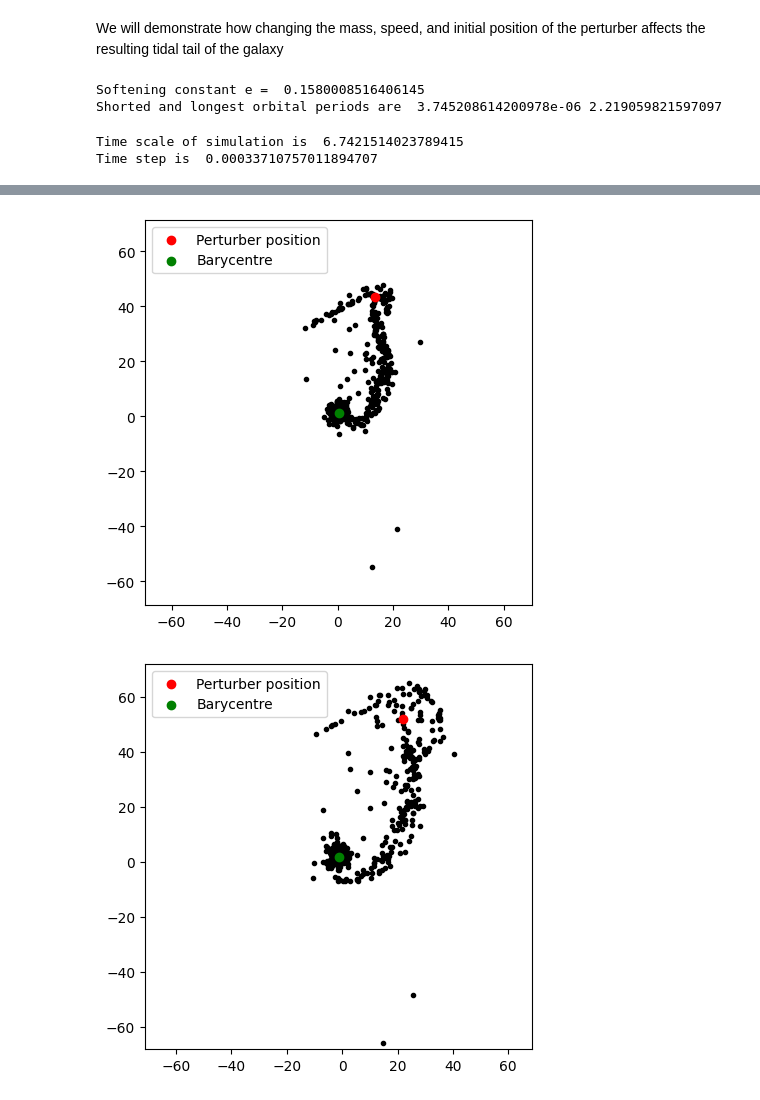
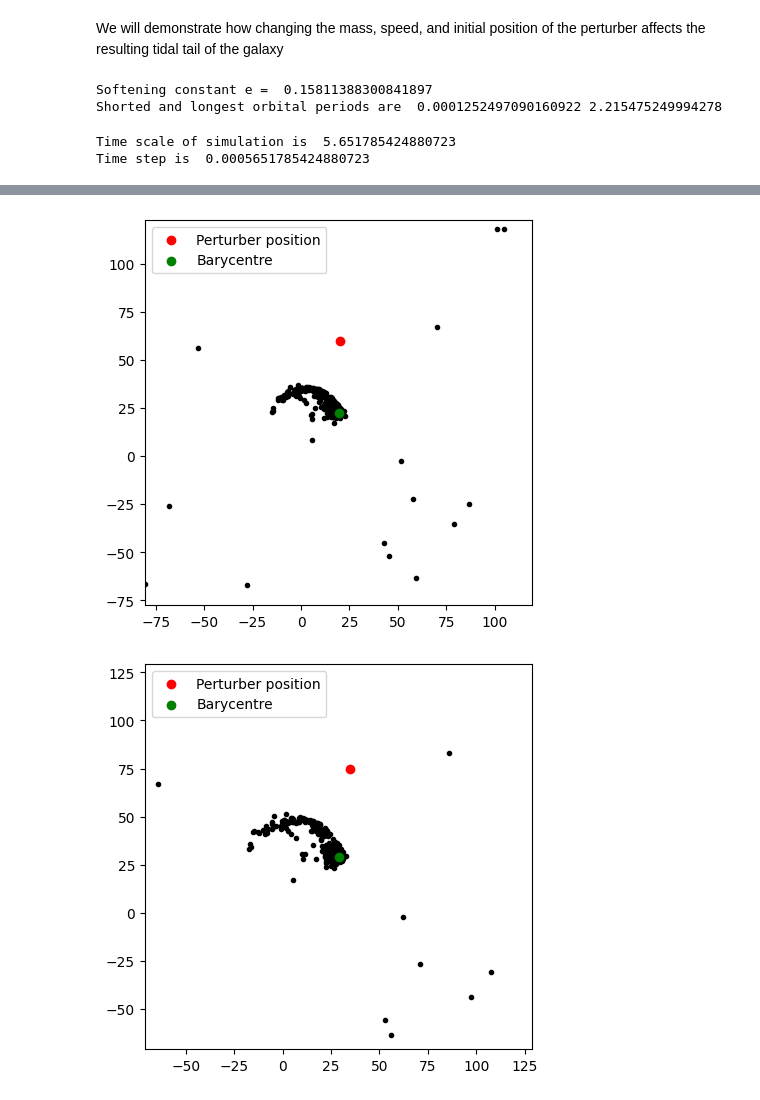
Before and after one commit to Emma-keaveney/Three-Body_Problem, a Jupyter notebook: simple_perturber.ipynb, the cells around one changed output, grey strips where cells are left out. Drawn from its saved outputs; the diff is of its cells as text; code cells hidden in the pictures.

```diff
--- a/simple_perturber.ipynb
+++ b/simple_perturber.ipynb
@@ -118,7 +118,7 @@ def leapfrog_one_step(x,y,x_c, y_c, x_p, y_p, v_x, v_y, M, m_p, a, e):
 
     return x_new,y_new,v_x_new, v_y_new
 
-def all_stars(x,y,v_x, v_y, v_p, m,m_p,a, e, n, initial, r_max, leapfrog = True):
+def all_stars(x,y,v_x, v_y, v_p, m,m_p,a, e, n, initial, leapfrog = True):
 
     '''
     At each time-step calculates the new coordinates and velocities of each star using the function
@@ -183,17 +183,9 @@ def all_stars(x,y,v_x, v_y, v_p, m,m_p,a, e, n, initial, r_max, leapfrog = True)
             positions_array[i,j,0] = x_new
             positions_array[i,j,1] = y_new
 
-        #Calculate the new barycentre of the galaxy. If a star is by than twice the radius of the galaxy away from the barycentre, consider that star 'stripped' and exclude it from later barycentre calculations
-        x_c = 0
-        y_c = 0
-        m_c = 0
-        for j in range(len(x)):
-            if np.sqrt(x[j]**2+y[j]**2) <= r_max:
-                x_c += x[j]*m[j]
-                y_c += y[j]*m[j]
-                m_c += m[j]
-        x_c = x_c/m_c
-        y_c = y_c/m_c
+        #update the barycentres
+        x_c = np.dot(x,m)/M
+        y_c = np.dot(y,m)/M
 
     return positions_array, np.array(perturber_positions), np.array(barycentre)
 
@@ -217,13 +209,15 @@ def initialise_values(p, r_max):
         T_max (array): the longest orbital period of stars in the galaxy
         v_min (float): the speed of the slowest star in the galaxy
     '''
+    np.random.seed(42)   #seed value so we can directly compare to C++
+
     #distribute r values according to the exponential progile
     R_d = r_max/3   #set scale length to be a third of the radius
     u = np.random.rand(p)
     r = -R_d * np.log(1 - u * (1 - np.exp(-r_max/R_d)))
 
     m = [1 for _ in range(p)]   #set all masses to be equal
-    e = max(r)/np.sqrt(p)     #set e relative to the size of the galaxy and number of stars
+    e = r_max/np.sqrt(p)     #set e relative to the size of the galaxy and number of stars
 
     print('Softening constant e = ', e)
 
@@ -286,23 +280,23 @@ We will demonstrate how changing the mass, speed, and initial position of the pe
 # %%
 p = 1000      #number of stars
 r_max = 5     #radius of galaxy
-n = 20000     #number of time-steps
+n = 10000     #number of time-steps
 
 #find the initial coordinates, positions, masses and periods of the stars
 x,y,v_x, v_y, m,e, T_min, T_max, v_min = initialise_values(p, r_max)
 # %% [output]
-Softening constant e =  0.1580008516406145
-Shorted and longest orbital periods are  3.745208614200978e-06 2.219059821597097
+Softening constant e =  0.15811388300841897
+Shorted and longest orbital periods are  0.0001252497090160922 2.215475249994278
 # %%
 #slower encounter with a smaller perturber
 
 mu = 2    #mass ratio of perturber to galaxy
-V = 0.7    #ratio of perturber velocity to minimum star circular velocity
+V = 1.5    #ratio of perturber velocity to minimum star circular velocity
 
 m_p = mu*p
 v_p = V*v_min
 
-initial =[-20,10]  #Set the initial position of the perturber
+initial =[-40,0]  #Set the initial position of the perturber
 
 #Set the duration of the simulation to be triple the time taken for the perturber to reach its closest approach with the galaxy
 T = 3*np.sqrt(initial[0]**2 + initial[1]**2)/v_p
@@ -311,9 +305,9 @@ print('Time scale of simulation is ', T)
 a = T/n
 print('Time step is ',a)
 
-star_array, perturber, barycentre = all_stars(x,y,v_x,v_y,v_p, m,m_p,a, e, n, initial, r_max, True)
+star_array, perturber, barycentre = all_stars(x,y,v_x,v_y,v_p, m,m_p,a, e, n, initial, True)
 
-plotting(star_array,perturber,barycentre, n,8,140)
+plotting(star_array,perturber,barycentre, n,8,200)
 # %% [output]
-Time scale of simulation is  6.7421514023789415
-Time step is  0.00033710757011894707
+Time scale of simulation is  5.651785424880723
+Time step is  0.0005651785424880723
@@ -324,2 +318,2 @@ Time step is  0.00033710757011894707
-[figure, old version]
+[figure, new version]
-[figure, old version]
+[figure, new version]
```
Also changed, not shown: parts of 5 cells of this notebook.
